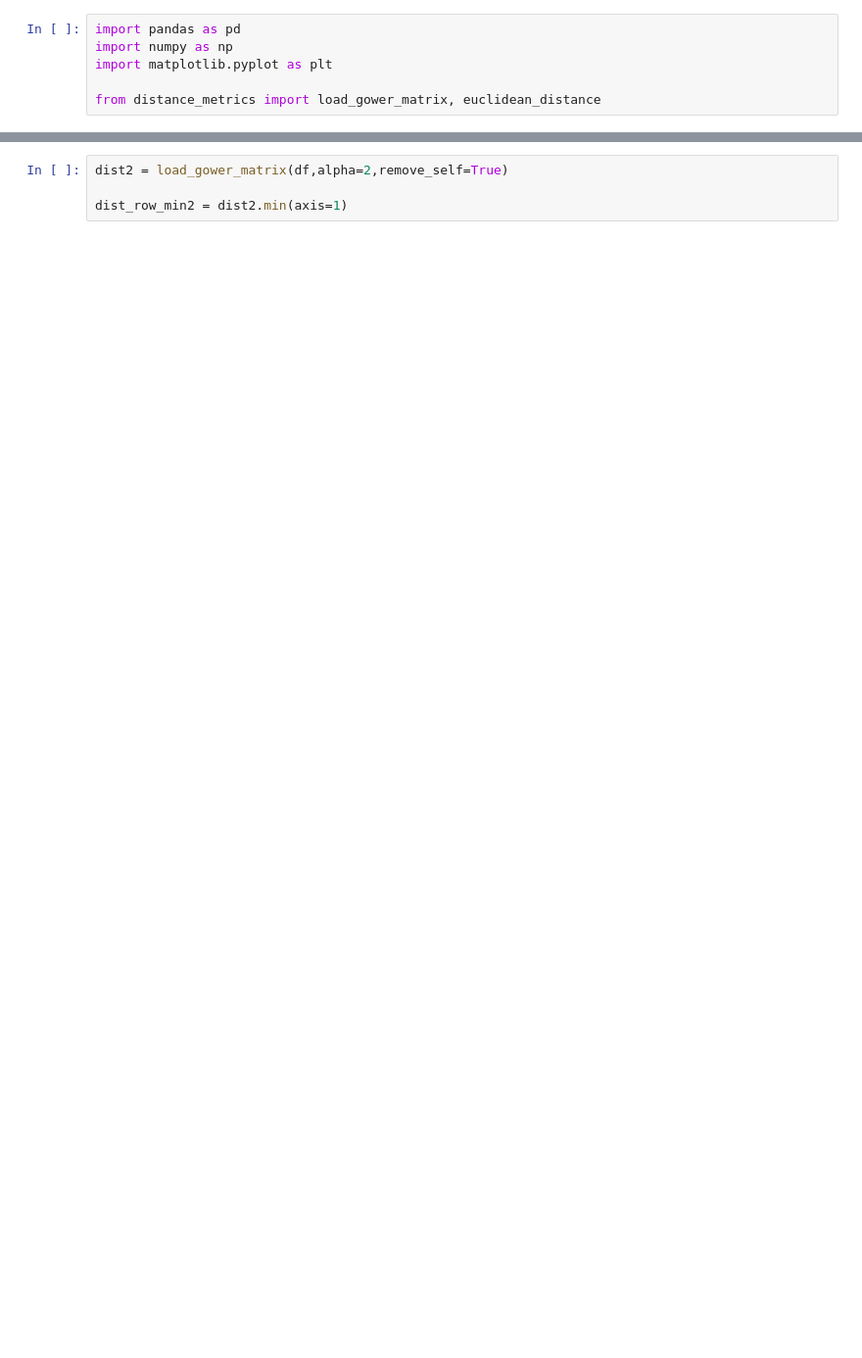
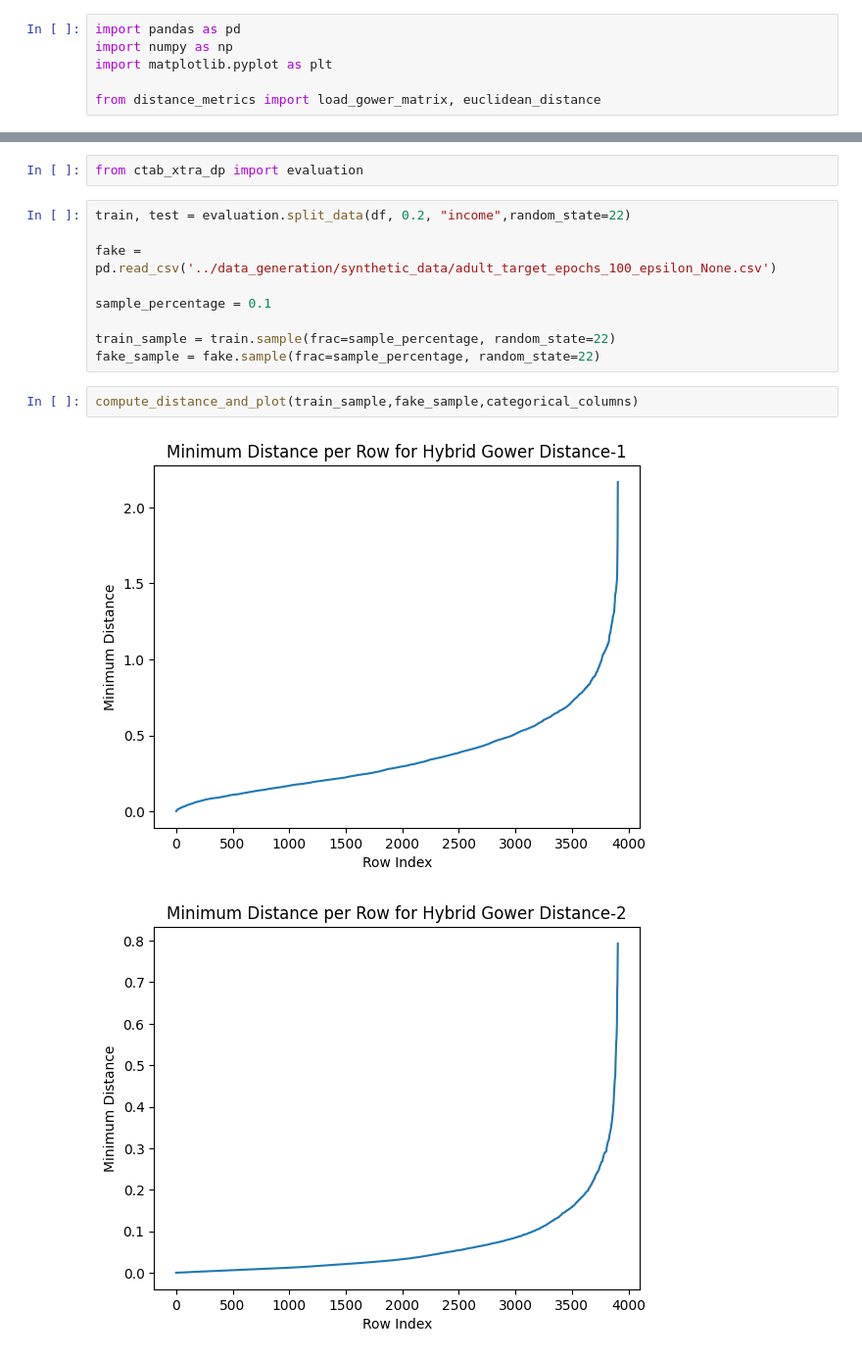
Before and after one commit to Kem0sabe/Master_thesis_experiments, a Jupyter notebook: distance_metric/compare_metrics.ipynb, the cells around one changed output, grey strips where cells are left out. Shown: that part at 98% size. Drawn from its saved outputs; the diff is of its cells as text; blank space fills up the shorter version.

```diff
--- a/distance_metric/compare_metrics.ipynb
+++ b/distance_metric/compare_metrics.ipynb
@@ -39,4 +94,16 @@ compute_distance_and_plot(df,categorical_columns)
-# %%
-dist2 = load_gower_matrix(df,alpha=2,remove_self=True)
-
-dist_row_min2 = dist2.min(axis=1)
+# %%
+from ctab_xtra_dp import evaluation
+# %%
+train, test = evaluation.split_data(df, 0.2, "income",random_state=22)
+
+fake = pd.read_csv('../data_generation/synthetic_data/adult_target_epochs_100_epsilon_None.csv')
+
+sample_percentage = 0.1
+
+train_sample = train.sample(frac=sample_percentage, random_state=22)
+fake_sample = fake.sample(frac=sample_percentage, random_state=22)
+# %%
+compute_distance_and_plot(train_sample,fake_sample,categorical_columns)
+# %% [output]
+[figure, added]
+[figure, added]
```
Also changed, not shown: parts of 6 cells of this notebook, 1 other file.
